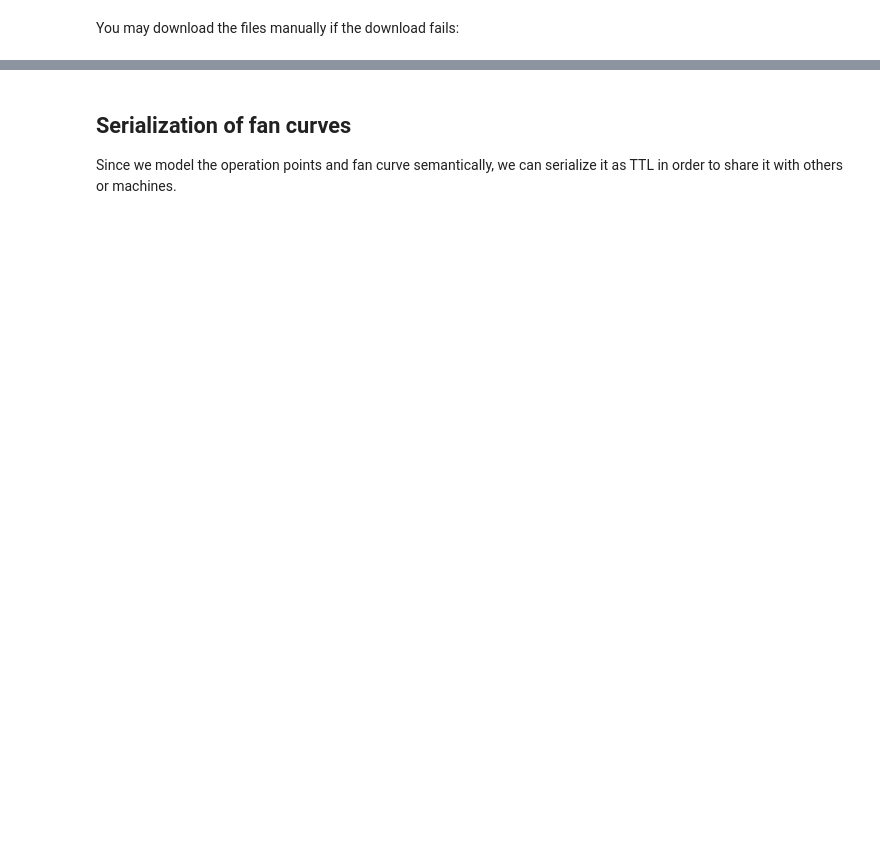
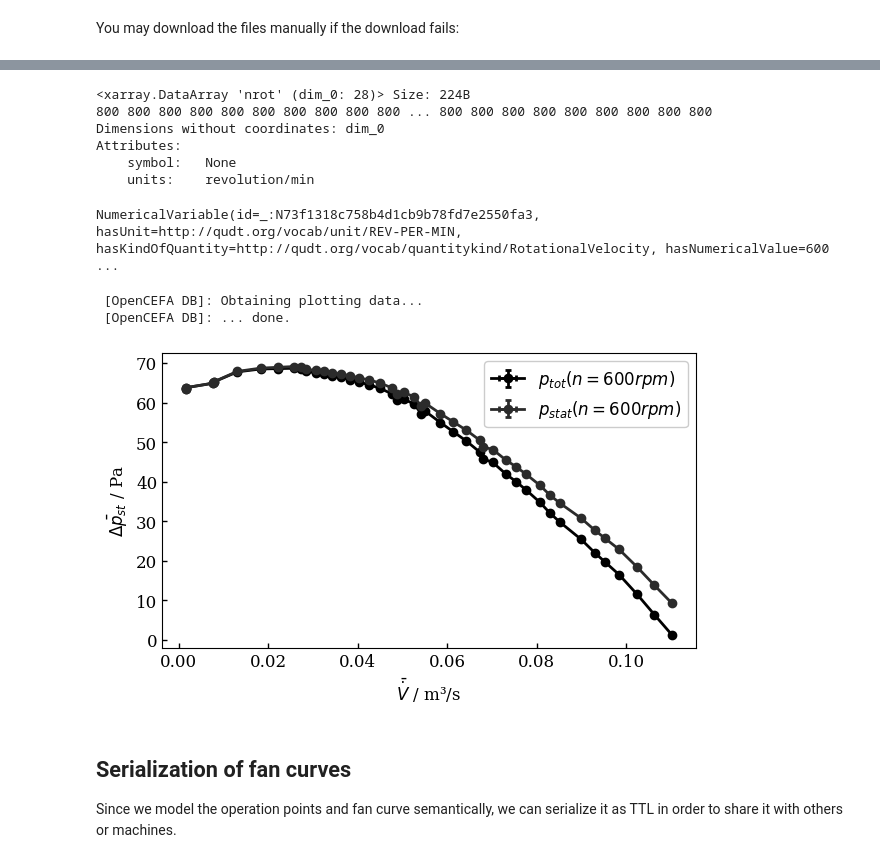
Before and after one commit to matthiasprobst/openCeFaDB, a Jupyter notebook: notebooks/03-work-with-operation-points.ipynb, the cells around one changed output, grey strips where cells are left out. Saved outputs shown, nothing was run; the diff lists cells and outputs as text; code cells hidden in the pictures; blank space fills up the shorter version.

```diff
--- a/notebooks/03-work-with-operation-points.ipynb
+++ b/notebooks/03-work-with-operation-points.ipynb
@@ -103,12 +216,22 @@ with plotting.SingleAxis(
+# %%
+with h5tbx.File("fan_curves.hdf", "r") as h5:
+    print(h5.n800.nrot[()])
+# %% [output]
+<xarray.DataArray 'nrot' (dim_0: 28)> Size: 224B
+800 800 800 800 800 800 800 800 800 800 ... 800 800 800 800 800 800 800 800 800
+Dimensions without coordinates: dim_0
+Attributes:
+    symbol:   None
+    units:    revolution/min
 # %%
-n_rot = 1000
-observations_1000 = db.get_operating_point_observations(
+n_rot = 600
+observations_600 = db.get_operating_point_observations(
     n_rot_speed_rpm=n_rot,
     operating_point_standard_names=operating_point_standard_names,
     standard_name_of_rotational_speed=sn_mean_nrot,
     n_rot_tolerance=0.05 # 5 %
 )
 # %%
-fan_curve_1000 = SemanticFanCurve.from_observations(
-    observations=observations_1000
+fan_curve_600 = SemanticFanCurve.from_observations(
+    observations=observations_600
 )
@@ -114,0 +241,8 @@ fan_curve_1000 = SemanticFanCurve.from_observations(
+# %%
+NumericalVariable(
+        has_numerical_value=600,
+        has_unit=QUDT_UNIT.REV_PER_MIN,
+        has_kind_of_quantity=QUDT_KIND.RotationalVelocity
+    )
+# %% [output]
+NumericalVariable(id=_:N73f1318c758b4d1cb9b78fd7e2550fa3, hasUnit=http://qudt.org/vocab/unit/REV-PER-MIN, hasKindOfQuantity=http://qudt.org/vocab/quantitykind/RotationalVelocity, hasNumericalValue=600 ...
@@ -115,54 +257,36 @@ fan_curve_1000 = SemanticFanCurve.from_observations(
 # %%
 with plotting.SingleAxis(
         scale=1.0,
         filename="test_fan_curve.svg",
 ) as dax:
-    fan_curve.errorbar(
+    fan_curve_600.errorbar(
         x="arithmetic_mean_of_fan_volume_flow_rate",
         # y="arithmetic_mean_of_difference_of_static_pressure_between_fan_outlet_and_fan_inlet",
         y="arithmetic_mean_of_difference_of_total_pressure_between_fan_outlet_and_fan_inlet",
         xlabel=None,
         ylabel=None,
         label="$p_{tot} (n=600 rpm)$",
         marker=".",
         linestyle='-',
         ax=dax.ax,
         verbose=True
     )
-    fan_curve.errorbar(
+    fan_curve_600.errorbar(
         x="arithmetic_mean_of_fan_volume_flow_rate",
         y="arithmetic_mean_of_difference_of_static_pressure_between_fan_outlet_and_fan_inlet",
         xlabel=None,
         ylabel=None,
         label="$p_{stat} (n=600 rpm)$",
         marker=".",
         linestyle='-',
         ax=dax.ax,
     )
-    fan_curve_1000.errorbar(
-        x="arithmetic_mean_of_fan_volume_flow_rate",
-        # y="arithmetic_mean_of_difference_of_static_pressure_between_fan_outlet_and_fan_inlet",
-        y="arithmetic_mean_of_difference_of_total_pressure_between_fan_outlet_and_fan_inlet",
-        xlabel=None,
-        ylabel=None,
-        label="$p_{tot} (n=1000 rpm)$",
-        marker=".",
-        linestyle='-',
-        ax=dax.ax,
-        verbose=True
-    )
-    fan_curve_1000.errorbar(
-        x="arithmetic_mean_of_fan_volume_flow_rate",
-        y="arithmetic_mean_of_difference_of_static_pressure_between_fan_outlet_and_fan_inlet",
-        xlabel=None,
-        ylabel="Pressure difference / Pa",
-        label="$p_{stat} (n=1000 rpm)$",
-        marker=".",
-        linestyle='-',
-        ax=dax.ax,
-    )
     plt.legend()
     plt.tight_layout()
+# %% [output]
+ [OpenCEFA DB]: Obtaining plotting data...
+ [OpenCEFA DB]: ... done.
+[figure, added]
 # %% [markdown]
 ## Serialization of fan curves
 
```
Also changed, not shown: parts of 18 cells of this notebook, 19 other files.
